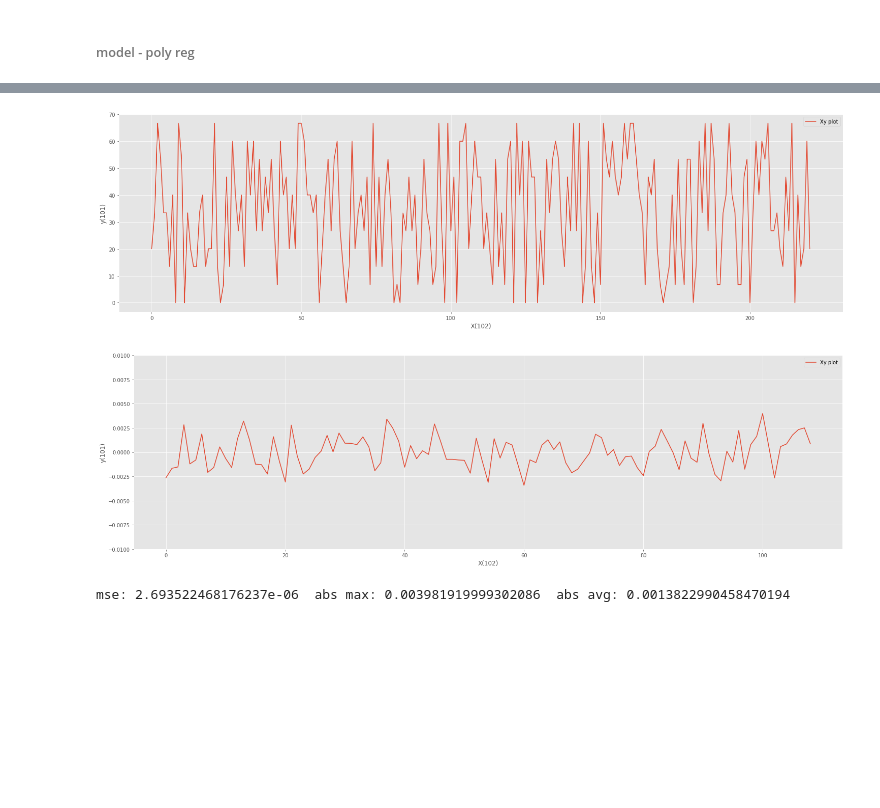
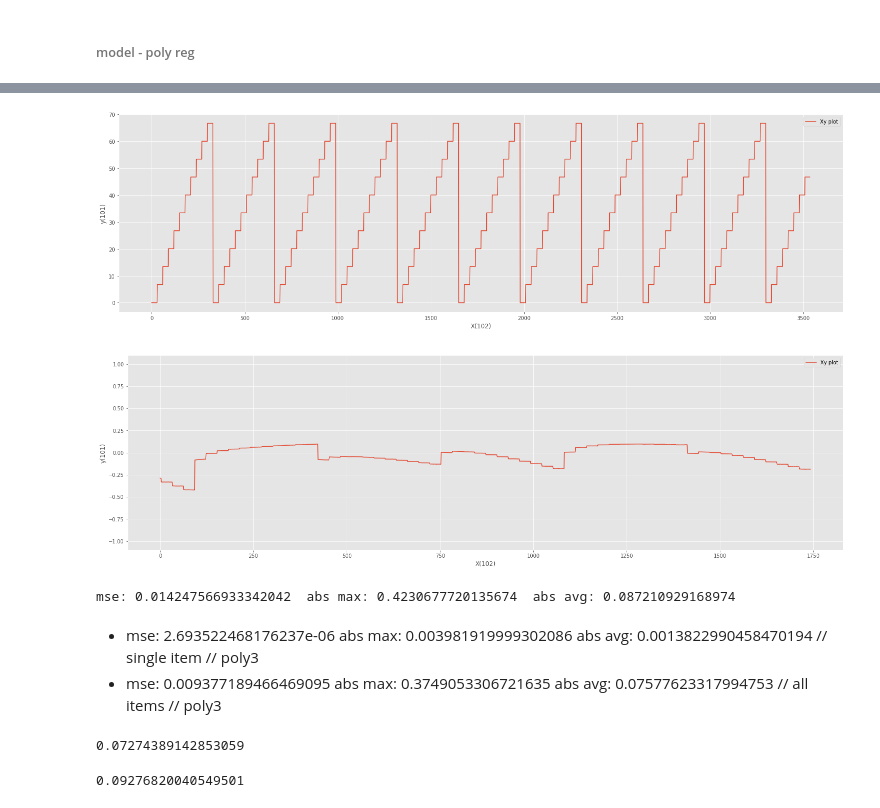
Before and after one commit to notyetend/pg, a Jupyter notebook: _chaos/proto1002_ac_file.ipynb, the cells around one changed output, grey strips where cells are left out. Saved outputs shown, nothing was run; the diff lists cells and outputs as text; code cells hidden in the pictures; blank space fills up the shorter version.

```diff
--- a/_chaos/proto1002_ac_file.ipynb
+++ b/_chaos/proto1002_ac_file.ipynb
@@ -25,3 +25,28 @@ from sklearn.model_selection import train_test_split
 
 dataset_X = df[['102 <1> (VDC)']].values / 24.9 * 1000 * 1.5 / 2
 dataset_y = df[['101 <ITL900> (VDC)']].values / 24.97 * 1000
+
+
+dataset_y_header = ['101 <ITL900> (VDC)']
+dataset_X_header = [
+    '102 <1> (VDC)'
+    , '103 <2> (VDC)'
+    , '104 <3> (VDC)'
+    , '105 <4> (VDC)'
+    , '106 <5> (VDC)'
+    , '107 <6> (VDC)'
+    , '108 <7> (VDC)'
+    , '109 <8> (VDC)'
+    , '110 <9> (VDC)'
+    , '111 <10> (VDC)'
+    , '112 <11> (VDC)'
+    , '113 <12> (VDC)'
+    , '114 <13> (VDC)'
+    , '115 <14> (VDC)'
+    , '116 <15> (VDC)'
+    , '117 <16> (VDC)'
+]
+
+# merged all items
+dataset_y = pd.concat([df[[dataset_y_header[0]]]]* len(dataset_X_header)).values / 24.97 * 1000
+dataset_X = pd.concat([pd.DataFrame(df[[i]].values) for i in dataset_X_header]).values / 25 * 1000 * 1.5 / 2
@@ -28,5 +73,5 @@ dataset_y = df[['101 <ITL900> (VDC)']].values / 24.97 * 1000
 # %%
-training_set_X, test_set_X, training_set_y, test_set_y = train_test_split(dataset_X, dataset_y, test_size=0.33, random_state=42, shuffle=True)
+training_set_X, test_set_X, training_set_y, test_set_y = train_test_split(dataset_X, dataset_y, test_size=0.33, random_state=42, shuffle=False)
 # %%
 import matplotlib.pyplot as plt
 import matplotlib as mpl
@@ -42,13 +87,13 @@ plt.ylabel('y(101)')
 plt.legend()
 plt.show()
 # %% [output]
-[figure, old version]
+[figure, new version]
 # %%
 from sklearn.linear_model import LinearRegression
 from sklearn.preprocessing import PolynomialFeatures
 from sklearn.metrics import mean_squared_error
 
-poly = PolynomialFeatures(degree=3)
+poly = PolynomialFeatures(degree=2)
 training_set_X_poly_reg = poly.fit_transform(training_set_X)
 test_set_X_poly_reg = poly.fit_transform(test_set_X)
 
@@ -58,23 +103,34 @@ test_set_pred_poly_reg = model_poly_reg.predict(test_set_X_poly_reg)
 # %%
 import matplotlib.pyplot as plt
 import matplotlib as mpl
 %matplotlib inline
 
 
 plt.style.use('ggplot')
 plt.rcParams["figure.figsize"] = (25,7)
-plt.ylim(ymax=0.01, ymin=-0.01)
+plt.ylim(ymax=1.1, ymin=-1.1)
 plt_x = range(len(test_set_X[:, 0]))
 plt.plot(plt_x, (test_set_y - test_set_pred_poly_reg), label='Xy plot')
 plt.xlabel('X(102)')
 plt.ylabel('y(101)')
 plt.legend()
 plt.show()
 
 
 print('mse:', mean_squared_error(test_set_y, test_set_pred_poly_reg),
       ' abs max:', np.max(np.abs(test_set_y - test_set_pred_poly_reg)),
       ' abs avg:', np.average(np.abs(test_set_y - test_set_pred_poly_reg)))
 # %% [output]
-[figure, old version]
+[figure, new version]
-mse: 2.693522468176237e-06  abs max: 0.003981919999302086  abs avg: 0.0013822990458470194
+mse: 0.014247566933342042  abs max: 0.4230677720135674  abs avg: 0.087210929168974
+# %% [markdown]
+- mse: 2.693522468176237e-06  abs max: 0.003981919999302086  abs avg: 0.0013822990458470194  // single item // poly3
+- mse: 0.009377189466469095  abs max: 0.3749053306721635  abs avg: 0.07577623317994753   // all items // poly3
+# %%
+np.average(np.abs(test_set_y - test_set_pred_poly_reg))
+# %% [output]
+0.07274389142853059
+# %%
+np.std(test_set_y - test_set_pred_poly_reg)
+# %% [output]
+0.09276820040549501
```
Also changed, not shown: parts of 1 cell of this notebook.
